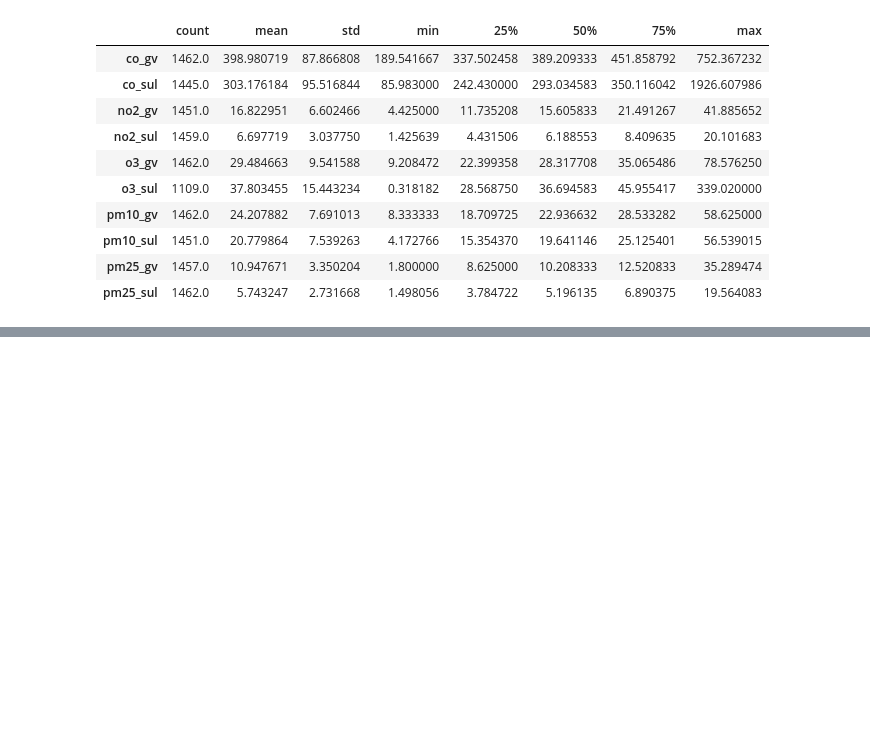
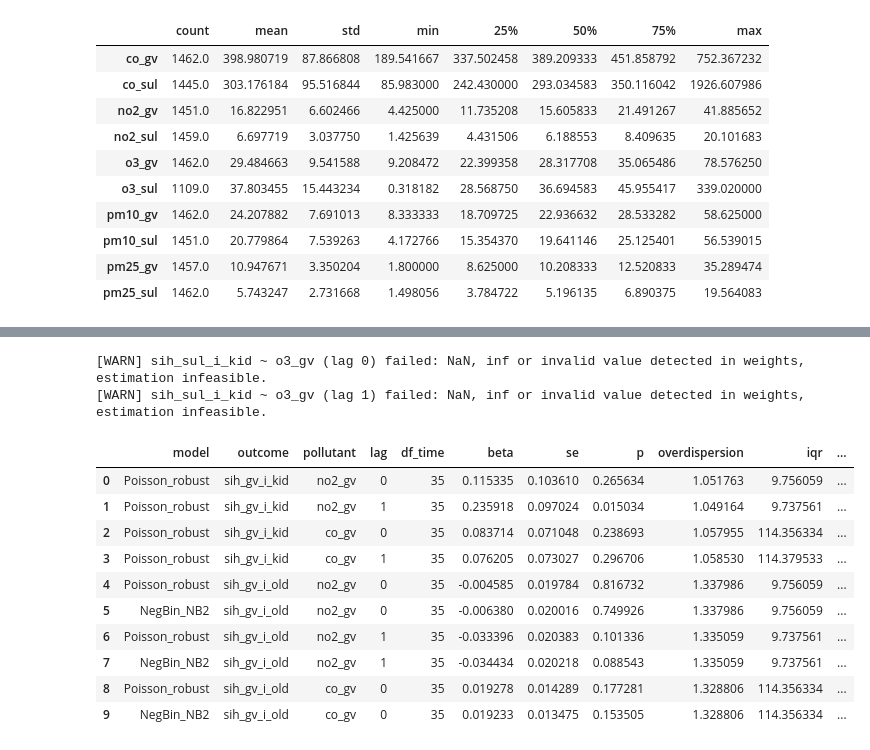
Before and after one commit to nileshpeddapally/portfolio, a Jupyter notebook: courses/udacity_intro_to_tensorflow_for_deep_learning/l01c01_introduction_to_colab_and_python.ipynb, the cells around one changed output, grey strips where cells are left out. Saved outputs shown, nothing was run; the diff lists cells and outputs as text; code cells hidden in the pictures; blank space fills up the shorter version.

```diff
--- a/courses/udacity_intro_to_tensorflow_for_deep_learning/l01c01_introduction_to_colab_and_python.ipynb
+++ b/courses/udacity_intro_to_tensorflow_for_deep_learning/l01c01_introduction_to_colab_and_python.ipynb
@@ -188,0 +223,32 @@ if len(POLLUTANTS) >= 2:
+# %%
+FAST_MODE = True       # True = faster; False = all pollutants & lags 0..3
+USE_NB_IF_OVERDISP = True  # Fit Negative Binomial if Poisson overdispersion > 1.2
+DF_PER_YEAR = 7        # spline degrees per year (reduce to 4 for speed)
+MAX_LAG = 1 if FAST_MODE else 3
+
+# Table 2: Outcome–Pollutant correlations (same-day)
+records = []
+for y in OUTCOMES:
+    for p in POLLUTANTS:
+        r = df[[y, p]].corr().iloc[0,1]
+        records.append({"outcome": y, "pollutant": p, "r": r})
+corr_y_p = pd.DataFrame(records).sort_values(["outcome","r"], ascending=[True, False])
+corr_y_p.to_csv("/content/outputs/corr_outcome_pollutant.csv", index=False)
+
+if FAST_MODE:
+    # Top-2 pollutants per outcome by absolute correlation
+    top_corr = (corr_y_p
+                .assign(abs_r=lambda d: d["r"].abs())
+                .sort_values(["outcome","abs_r"], ascending=[True, False])
+                .groupby("outcome")
+                .head(2)
+                .reset_index(drop=True))
+    WORK_PAIRS = top_corr[["outcome","pollutant"]].drop_duplicates().values.tolist()
+else:
+    # All outcome × matched pollutants
+    WORK_PAIRS = []
+    for y in OUTCOMES:
+        for p in match_region_pollutants(y, POLLUTANTS):
+            WORK_PAIRS.append([y,p])
+
+len(WORK_PAIRS), WORK_PAIRS[:6]
@@ -188,0 +313,27 @@ if len(POLLUTANTS) >= 2:
+# %%
+results = []
+for y, p in tqdm(WORK_PAIRS, desc="Outcome×Pollutant"):
+    for L in range(0, MAX_LAG+1):
+        try:
+            res = fit_models_for(y, p, lag=L, df_per_year=DF_PER_YEAR, use_nb_if_overdisp=USE_NB_IF_OVERDISP)
+            results.append(res)
+        except Exception as e:
+            print(f"[WARN] {y} ~ {p} (lag {L}) failed:", e)
+
+res_all = pd.concat(results, ignore_index=True) if results else pd.DataFrame()
+res_all.to_csv("/content/outputs/models_all.csv", index=False)
+res_all.head(10)
+# %% [output]
+[WARN] sih_sul_i_kid ~ o3_gv (lag 0) failed: NaN, inf or invalid value detected in weights, estimation infeasible.
+[WARN] sih_sul_i_kid ~ o3_gv (lag 1) failed: NaN, inf or invalid value detected in weights, estimation infeasible.
+|  | model | outcome | pollutant | lag | df_time | beta | se | p | overdispersion | iqr | ... |
+| 0 | Poisson_robust | sih_gv_i_kid | no2_gv | 0 | 35 | 0.115335 | 0.103610 | 0.265634 | 1.051763 | 9.756059 | ... |
+| 1 | Poisson_robust | sih_gv_i_kid | no2_gv | 1 | 35 | 0.235918 | 0.097024 | 0.015034 | 1.049164 | 9.737561 | ... |
+| 2 | Poisson_robust | sih_gv_i_kid | co_gv | 0 | 35 | 0.083714 | 0.071048 | 0.238693 | 1.057955 | 114.356334 | ... |
+| 3 | Poisson_robust | sih_gv_i_kid | co_gv | 1 | 35 | 0.076205 | 0.073027 | 0.296706 | 1.058530 | 114.379533 | ... |
+| 4 | Poisson_robust | sih_gv_i_old | no2_gv | 0 | 35 | -0.004585 | 0.019784 | 0.816732 | 1.337986 | 9.756059 | ... |
+| 5 | NegBin_NB2 | sih_gv_i_old | no2_gv | 0 | 35 | -0.006380 | 0.020016 | 0.749926 | 1.337986 | 9.756059 | ... |
+| 6 | Poisson_robust | sih_gv_i_old | no2_gv | 1 | 35 | -0.033396 | 0.020383 | 0.101336 | 1.335059 | 9.737561 | ... |
+| 7 | NegBin_NB2 | sih_gv_i_old | no2_gv | 1 | 35 | -0.034434 | 0.020218 | 0.088543 | 1.335059 | 9.737561 | ... |
+| 8 | Poisson_robust | sih_gv_i_old | co_gv | 0 | 35 | 0.019278 | 0.014289 | 0.177281 | 1.328806 | 114.356334 | ... |
+| 9 | NegBin_NB2 | sih_gv_i_old | co_gv | 0 | 35 | 0.019233 | 0.013475 | 0.153505 | 1.328806 | 114.356334 | ... |
```
Also changed, not shown: parts of 9 cells of this notebook.
